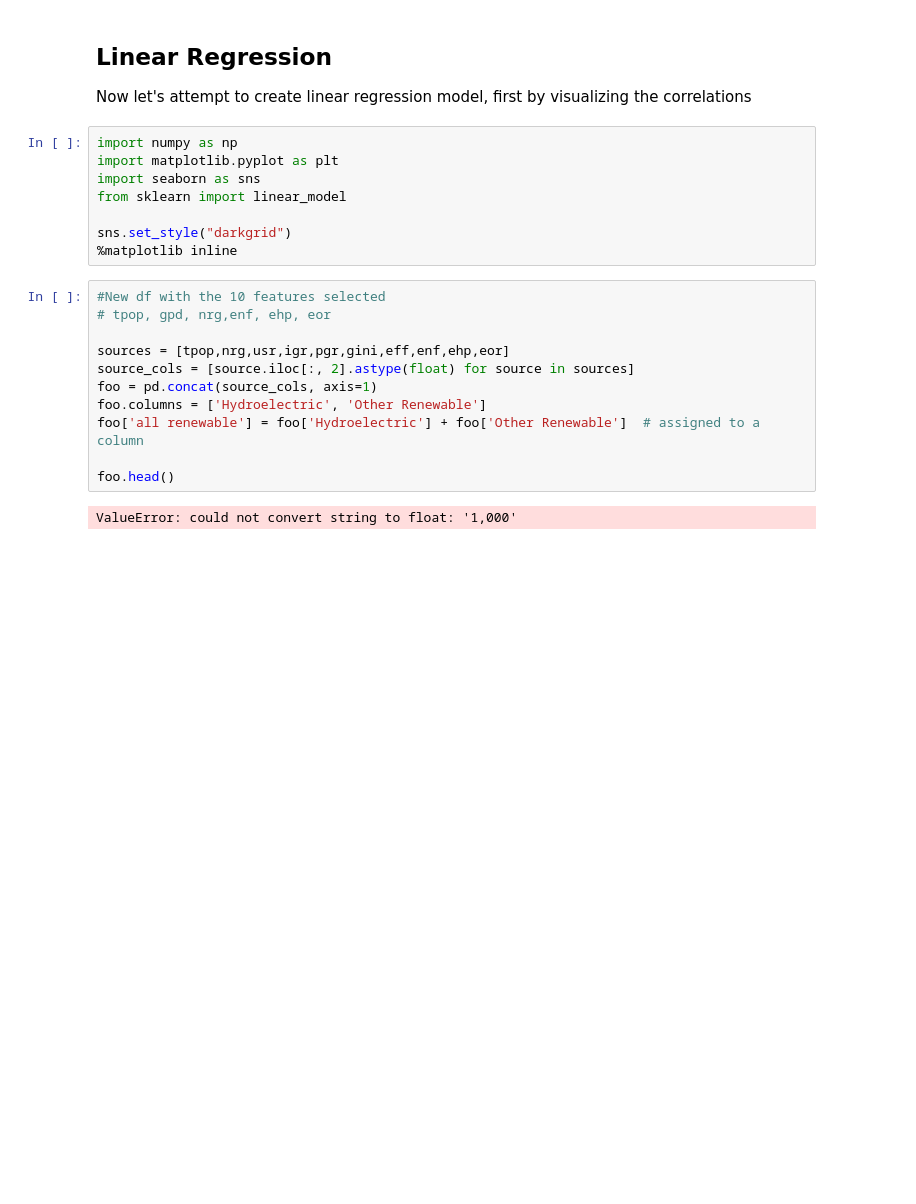
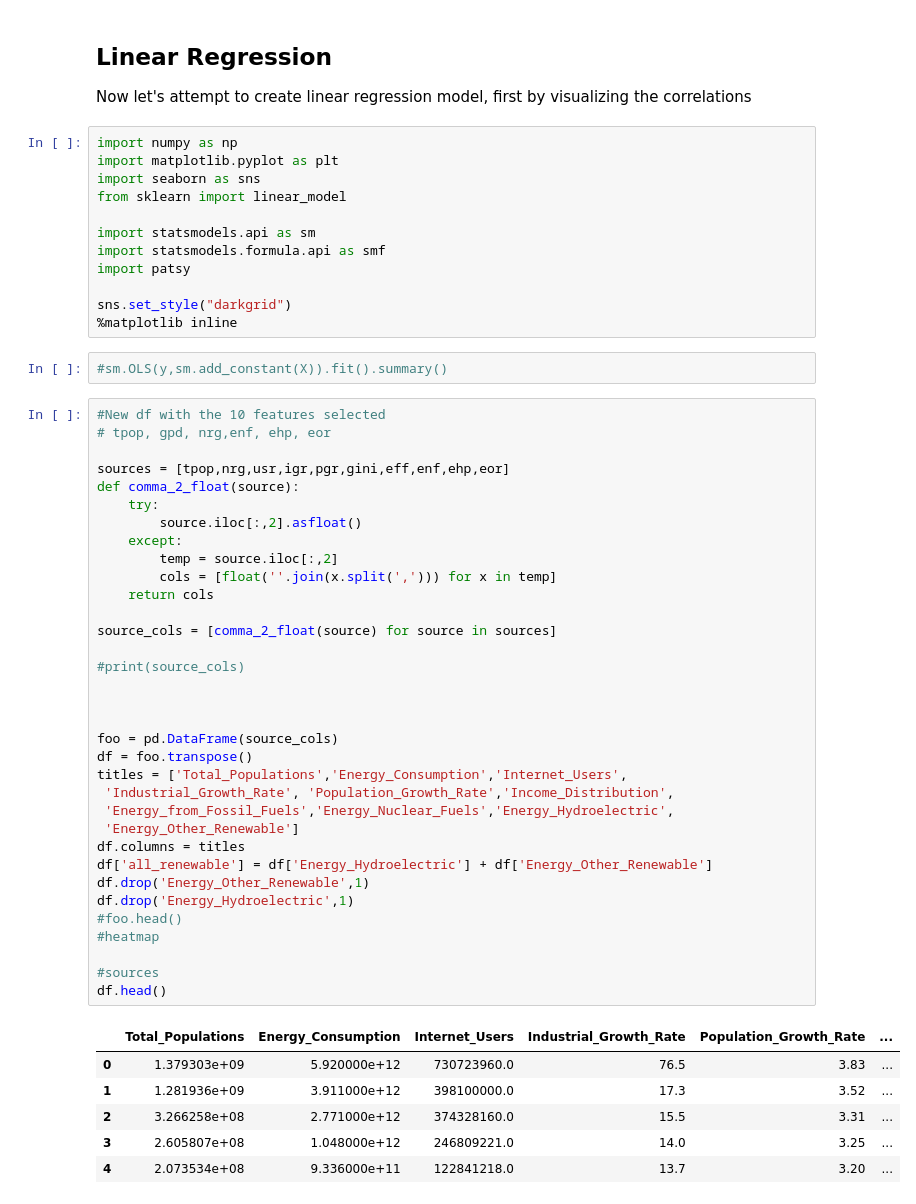
Before and after one commit to MCassetti/project_luther, a Jupyter notebook: project_luther_webscraper.ipynb, the cells around one changed output. Saved outputs shown, nothing was run; the diff lists cells and outputs as text; blank space fills up the shorter version.

```diff
--- a/project_luther_webscraper.ipynb
+++ b/project_luther_webscraper.ipynb
@@ -201,19 +181,53 @@ import matplotlib.pyplot as plt
 import seaborn as sns
 from sklearn import linear_model
 
+import statsmodels.api as sm
+import statsmodels.formula.api as smf
+import patsy
+
 sns.set_style("darkgrid")
 %matplotlib inline
+# %%
+#sm.OLS(y,sm.add_constant(X)).fit().summary()
 # %%
 #New df with the 10 features selected
 # tpop, gpd, nrg,enf, ehp, eor
 
 sources = [tpop,nrg,usr,igr,pgr,gini,eff,enf,ehp,eor]
-source_cols = [source.iloc[:, 2].astype(float) for source in sources]
-foo = pd.concat(source_cols, axis=1)
-foo.columns = ['Hydroelectric', 'Other Renewable']
-foo['all renewable'] = foo['Hydroelectric'] + foo['Other Renewable']  # assigned to a column
+def comma_2_float(source):
+    try:
+        source.iloc[:,2].asfloat()
+    except:
+        temp = source.iloc[:,2]
+        cols = [float(''.join(x.split(','))) for x in temp]
+    return cols
 
-foo.head()
+source_cols = [comma_2_float(source) for source in sources]
+
+#print(source_cols)
+
+
+
+foo = pd.DataFrame(source_cols)
+df = foo.transpose()
+titles = ['Total_Populations','Energy_Consumption','Internet_Users',
+ 'Industrial_Growth_Rate', 'Population_Growth_Rate','Income_Distribution',
+ 'Energy_from_Fossil_Fuels','Energy_Nuclear_Fuels','Energy_Hydroelectric',
+ 'Energy_Other_Renewable']
+df.columns = titles
+df['all_renewable'] = df['Energy_Hydroelectric'] + df['Energy_Other_Renewable']
+df.drop('Energy_Other_Renewable',1)
+df.drop('Energy_Hydroelectric',1)
+#foo.head()
+#heatmap
+
+#sources
+df.head()
 # %% [output]
-ValueError: could not convert string to float: '1,000'
+|  | Total_Populations | Energy_Consumption | Internet_Users | Industrial_Growth_Rate | Population_Growth_Rate | ... |
+| 0 | 1.379303e+09 | 5.920000e+12 | 730723960.0 | 76.5 | 3.83 | ... |
+| 1 | 1.281936e+09 | 3.911000e+12 | 398100000.0 | 17.3 | 3.52 | ... |
+| 2 | 3.266258e+08 | 2.771000e+12 | 374328160.0 | 15.5 | 3.31 | ... |
+| 3 | 2.605807e+08 | 1.048000e+12 | 246809221.0 | 14.0 | 3.25 | ... |
+| 4 | 2.073534e+08 | 9.336000e+11 | 122841218.0 | 13.7 | 3.20 | ... |
 # %%
```
Also changed, not shown: parts of 7 cells of this notebook.
